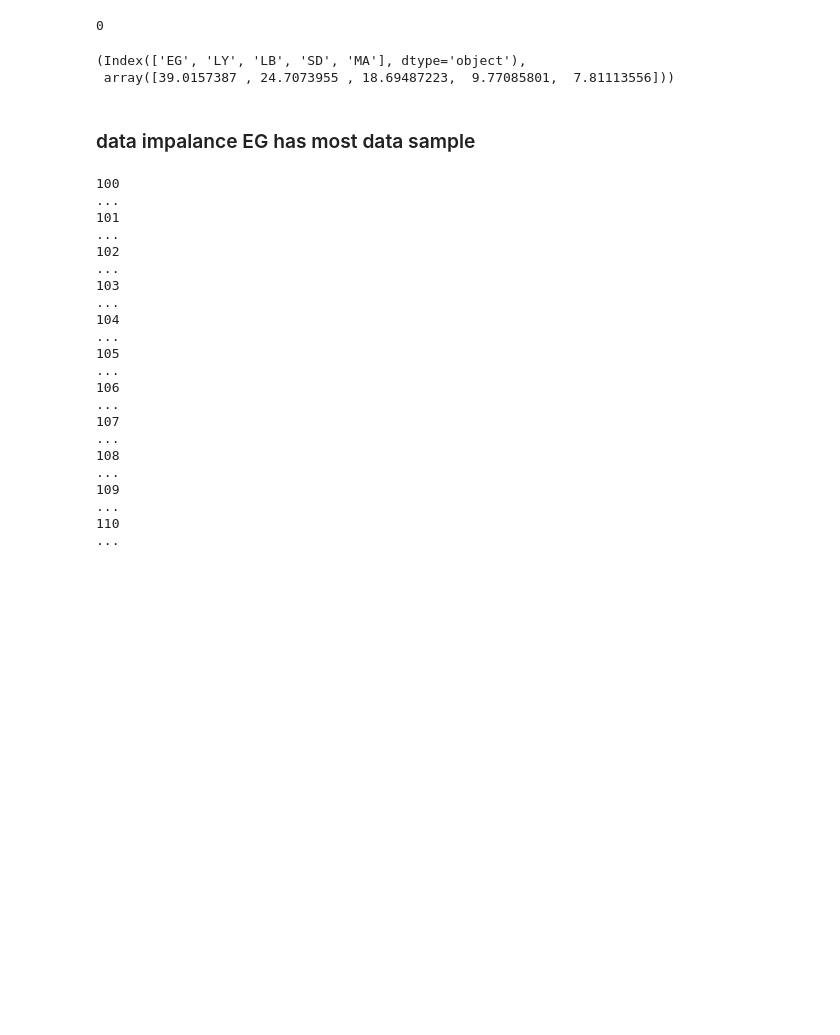
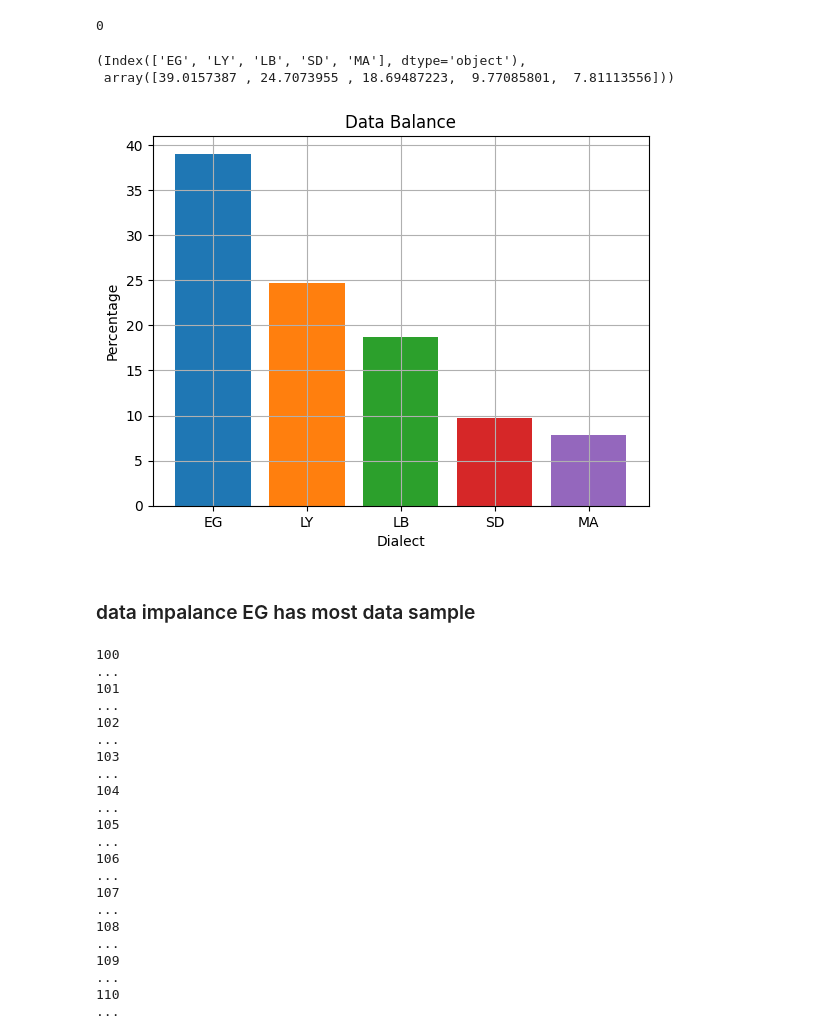
Before and after one commit to Elghandour-eng/NLP_Dialects_Classifier, a Jupyter notebook: notebooks/data-preprossecing.ipynb, the cells around one changed output. Drawn from its saved outputs; the diff is of its cells as text; code cells hidden in the pictures; blank space fills up the shorter version.

```diff
--- a/notebooks/data-preprossecing.ipynb
+++ b/notebooks/data-preprossecing.ipynb
@@ -33,6 +42,7 @@ from nltk.corpus import stopwords
 # %%
-data = pd.read_csv("/kaggle/input/tweeter-data/raw_data.csv")
-data.info()
+kaggle_path
+data = pd.read_csv("../data/raw_data.csv") # read data
+data.info() # data information
 # %% [output]
 <class 'pandas.core.frame.DataFrame'>
 RangeIndex: 147725 entries, 0 to 147724
@@ -55,6 +65,17 @@ data.duplicated().sum()
 # %% [output]
 (Index(['EG', 'LY', 'LB', 'SD', 'MA'], dtype='object'),
  array([39.0157387 , 24.7073955 , 18.69487223,  9.77085801,  7.81113556]))
+# %%
+# visualize data balance
+plt.bar((data["dialect"].value_counts()).index, ((data["dialect"].value_counts()).values / len(data)) *100
+        , color = ["#1f77b4", "#ff7f0e", "#2ca02c", "#d62728", "#9467bd"]
+        ) # bar plot
+plt.title("Data Balance") # title
+plt.xlabel("Dialect") # x label
+plt.ylabel("Percentage") # y label
+plt.grid() # grid
+# %% [output]
+[figure, added]
 # %% [markdown]
 ### data impalance EG has most data sample
 # %%
```
Also changed, not shown: parts of 13 cells of this notebook, 1 other file.
